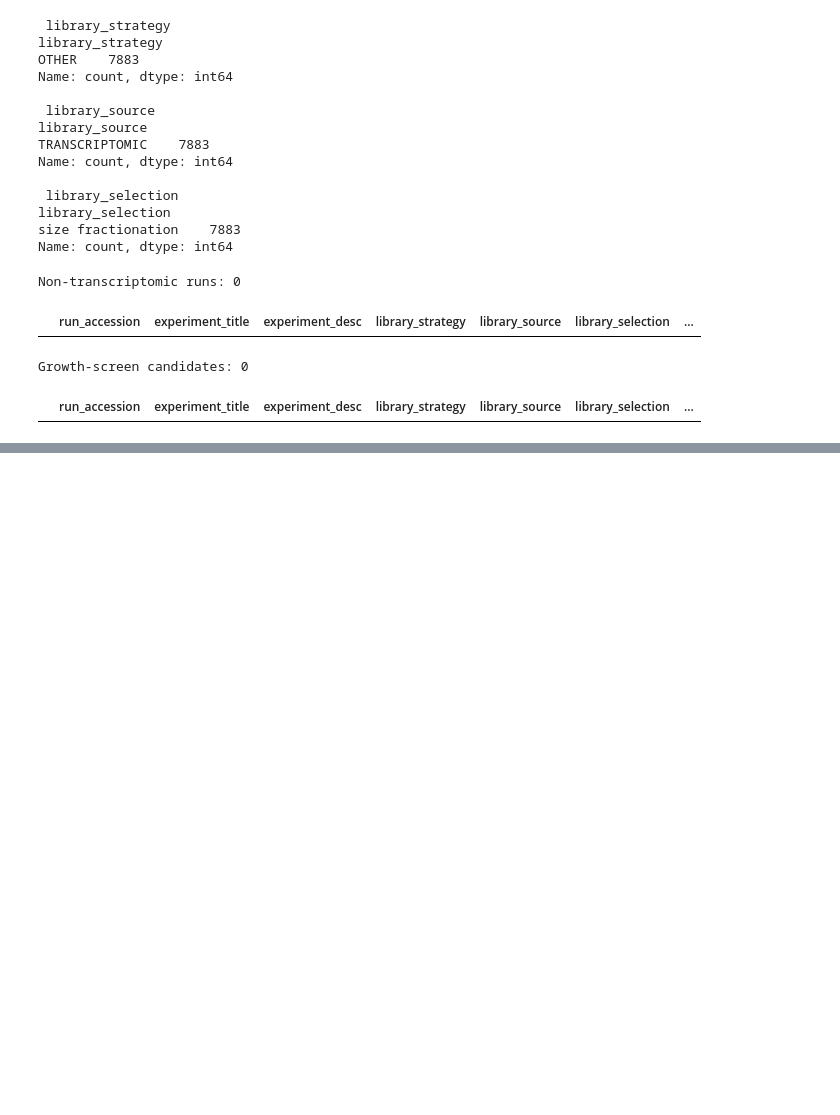
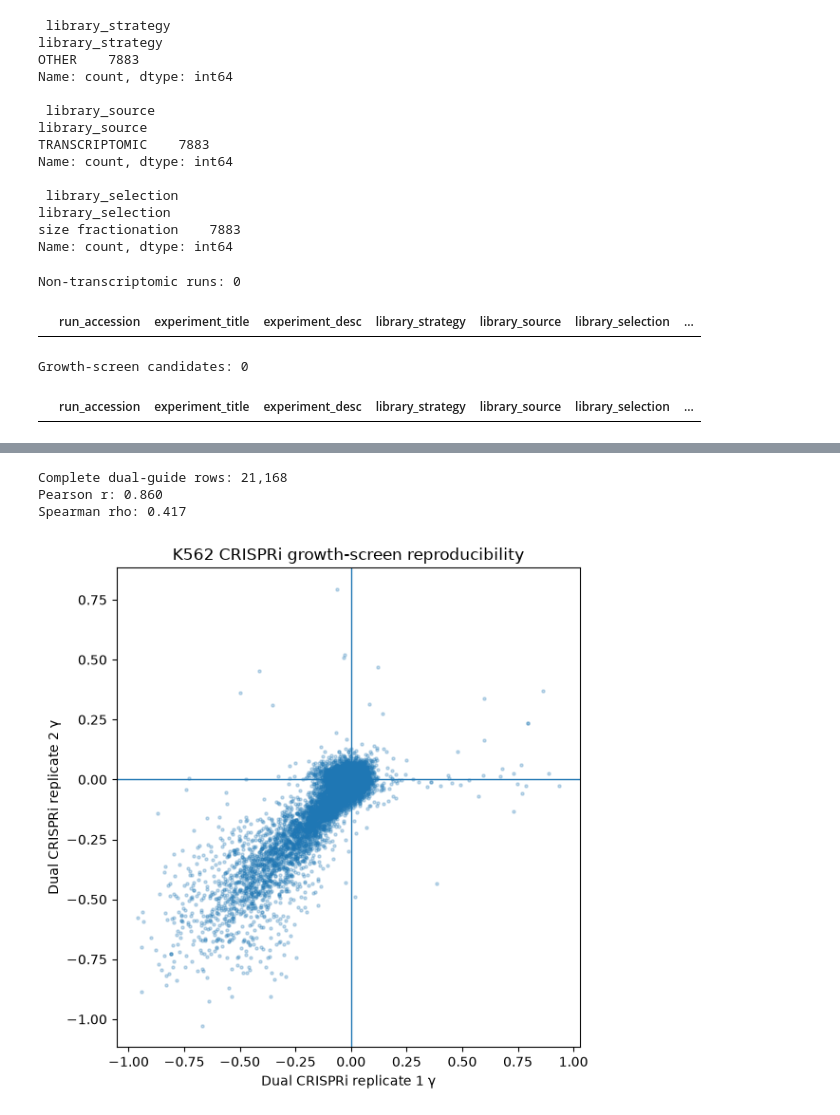
Before and after one commit to marwanjs-dev/perturbselect, a Jupyter notebook: notebooks/02_fitness_audit.ipynb, the cells around one changed output, grey strips where cells are left out. Drawn from its saved outputs; the diff is of its cells as text; code cells hidden in the pictures; blank space fills up the shorter version.

```diff
--- a/notebooks/02_fitness_audit.ipynb
+++ b/notebooks/02_fitness_audit.ipynb
@@ -258,0 +393,47 @@ Growth-screen candidates: 0
+# %%
+from scipy.stats import pearsonr, spearmanr
+
+dual_complete = k562_fit_raw.dropna(
+    subset=dual_cols
+).copy()
+
+pearson = pearsonr(
+    dual_complete["dual_rep1_gamma"],
+    dual_complete["dual_rep2_gamma"],
+)
+
+spearman = spearmanr(
+    dual_complete["dual_rep1_gamma"],
+    dual_complete["dual_rep2_gamma"],
+)
+
+print(f"Complete dual-guide rows: {len(dual_complete):,}")
+print(f"Pearson r: {pearson.statistic:.3f}")
+print(f"Spearman rho: {spearman.statistic:.3f}")
+# %% [output]
+Complete dual-guide rows: 21,168
+Pearson r: 0.860
+Spearman rho: 0.417
+# %%
+import matplotlib.pyplot as plt
+
+plt.figure(figsize=(6, 6))
+
+plt.scatter(
+    dual_complete["dual_rep1_gamma"],
+    dual_complete["dual_rep2_gamma"],
+    s=5,
+    alpha=0.25,
+)
+
+plt.xlabel("Dual CRISPRi replicate 1 γ")
+plt.ylabel("Dual CRISPRi replicate 2 γ")
+plt.title("K562 CRISPRi growth-screen reproducibility")
+
+plt.axhline(0, linewidth=1)
+plt.axvline(0, linewidth=1)
+
+plt.tight_layout()
+plt.show()
+# %% [output]
+[figure, added]
```
Also changed, not shown: parts of 22 cells of this notebook, 1 other file.
